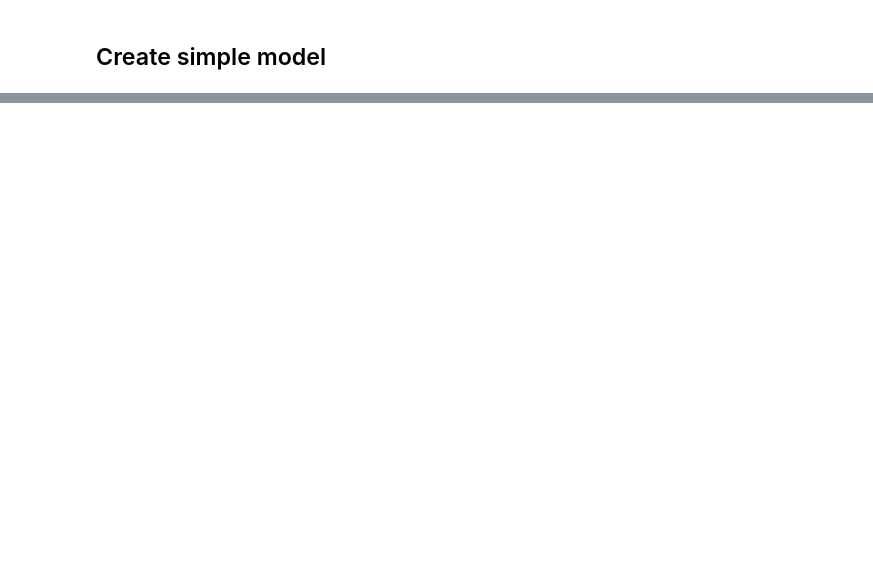
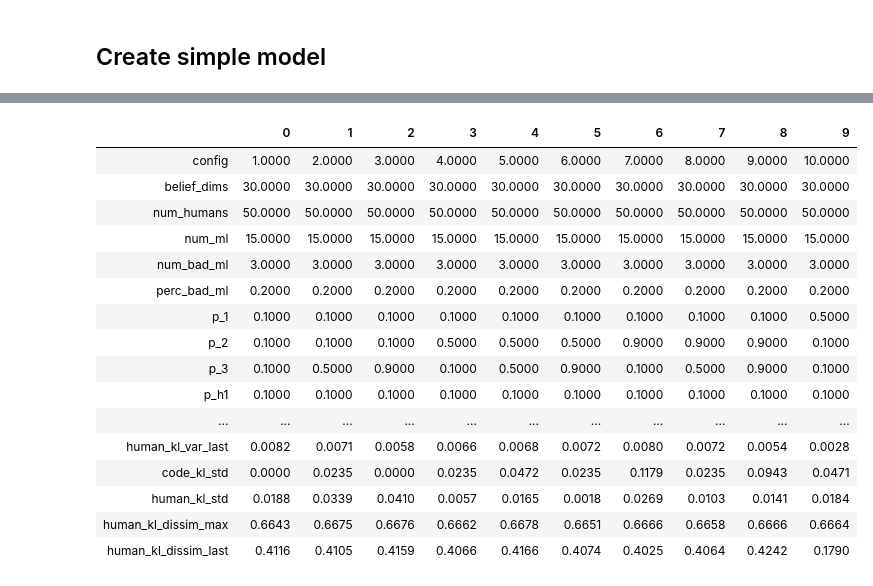
Before and after one commit to felixpeters/ml-ol-simulation, a Jupyter notebook: nbs/05_Robust_Basic_ML_Model.ipynb, the cells around one changed output, grey strips where cells are left out. Cells and saved outputs as stored; diff of their text form; code cells hidden in the pictures; blank space fills up the shorter version.

```diff
--- a/nbs/05_Robust_Basic_ML_Model.ipynb
+++ b/nbs/05_Robust_Basic_ML_Model.ipynb
@@ -93,0 +95,21 @@ model.schedule.agents
+# %%
+data = pd.read_csv("data/robust_ml_agg_20200402-134520.csv")
+data.head(10).transpose()
+# %% [output]
+|  | 0 | 1 | 2 | 3 | 4 | 5 | 6 | 7 | 8 | 9 |
+| config | 1.0000 | 2.0000 | 3.0000 | 4.0000 | 5.0000 | 6.0000 | 7.0000 | 8.0000 | 9.0000 | 10.0000 |
+| belief_dims | 30.0000 | 30.0000 | 30.0000 | 30.0000 | 30.0000 | 30.0000 | 30.0000 | 30.0000 | 30.0000 | 30.0000 |
+| num_humans | 50.0000 | 50.0000 | 50.0000 | 50.0000 | 50.0000 | 50.0000 | 50.0000 | 50.0000 | 50.0000 | 50.0000 |
+| num_ml | 15.0000 | 15.0000 | 15.0000 | 15.0000 | 15.0000 | 15.0000 | 15.0000 | 15.0000 | 15.0000 | 15.0000 |
+| num_bad_ml | 3.0000 | 3.0000 | 3.0000 | 3.0000 | 3.0000 | 3.0000 | 3.0000 | 3.0000 | 3.0000 | 3.0000 |
+| perc_bad_ml | 0.2000 | 0.2000 | 0.2000 | 0.2000 | 0.2000 | 0.2000 | 0.2000 | 0.2000 | 0.2000 | 0.2000 |
+| p_1 | 0.1000 | 0.1000 | 0.1000 | 0.1000 | 0.1000 | 0.1000 | 0.1000 | 0.1000 | 0.1000 | 0.5000 |
+| p_2 | 0.1000 | 0.1000 | 0.1000 | 0.5000 | 0.5000 | 0.5000 | 0.9000 | 0.9000 | 0.9000 | 0.1000 |
+| p_3 | 0.1000 | 0.5000 | 0.9000 | 0.1000 | 0.5000 | 0.9000 | 0.1000 | 0.5000 | 0.9000 | 0.1000 |
+| p_h1 | 0.1000 | 0.1000 | 0.1000 | 0.1000 | 0.1000 | 0.1000 | 0.1000 | 0.1000 | 0.1000 | 0.1000 |
+| ... | ... | ... | ... | ... | ... | ... | ... | ... | ... | ... |
+| human_kl_var_last | 0.0082 | 0.0071 | 0.0058 | 0.0066 | 0.0068 | 0.0072 | 0.0080 | 0.0072 | 0.0054 | 0.0028 |
+| code_kl_std | 0.0000 | 0.0235 | 0.0000 | 0.0235 | 0.0472 | 0.0235 | 0.1179 | 0.0235 | 0.0943 | 0.0471 |
+| human_kl_std | 0.0188 | 0.0339 | 0.0410 | 0.0057 | 0.0165 | 0.0018 | 0.0269 | 0.0103 | 0.0141 | 0.0184 |
+| human_kl_dissim_max | 0.6643 | 0.6675 | 0.6676 | 0.6662 | 0.6678 | 0.6651 | 0.6666 | 0.6658 | 0.6666 | 0.6664 |
+| human_kl_dissim_last | 0.4116 | 0.4105 | 0.4159 | 0.4066 | 0.4166 | 0.4074 | 0.4025 | 0.4064 | 0.4242 | 0.1790 |
```
Also changed, not shown: parts of 10 cells of this notebook, 2 other files.
